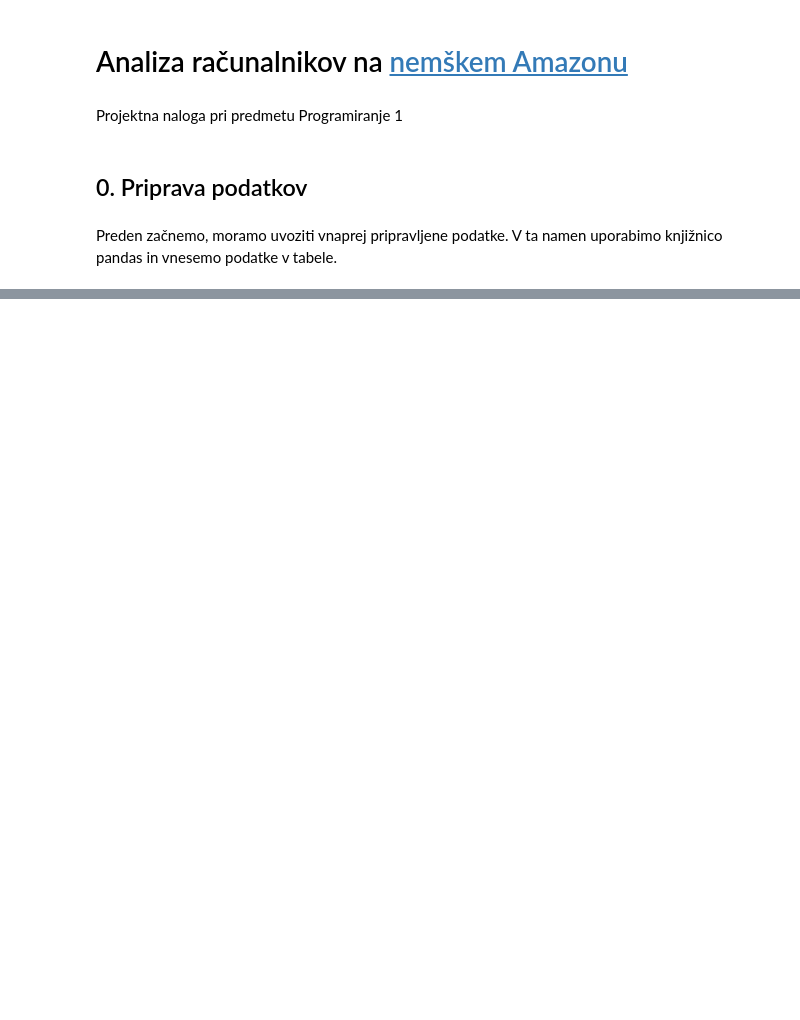
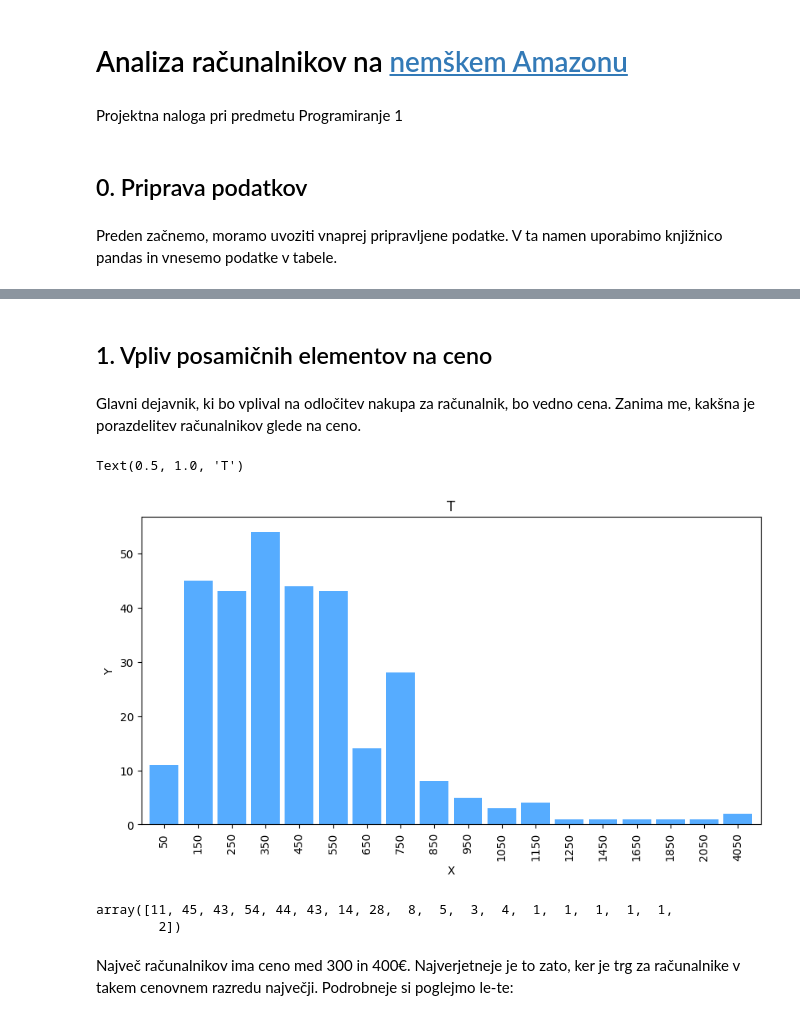
Before and after one commit to tjazerzen/NUC-computer-analysis, a Jupyter notebook: Analiza.ipynb, the cells around one changed output, grey strips where cells are left out. Drawn from its saved outputs; the diff is of its cells as text; code cells hidden in the pictures; blank space fills up the shorter version.

```diff
--- a/Analiza.ipynb
+++ b/Analiza.ipynb
@@ -51,0 +41,9 @@ dtype: object
+# %%
+nuci['stevilo_ocen'] = nuci['stevilo_ocen'].apply(lambda s: s.replace(",", ""))
+nuci = nuci[
+    (nuci['cena'] != -1) & (nuci['ocena'] != -1)
+].astype(
+    {'stevilo_ocen': 'int64'}
+).sort_values(
+    'cena', ascending=False
+)
@@ -51,0 +139,25 @@ dtype: object
+# %% [markdown]
+## 1. Vpliv posamičnih elementov na ceno
+# %% [markdown]
+Glavni dejavnik, ki bo vplival na odločitev nakupa za računalnik, bo vedno cena. Zanima me, kakšna je porazdelitev računalnikov glede na ceno.
+# %%
+nuci['cena_discrete'] = (nuci['cena'] // 100) * 100 + 50
+nuci = nuci.astype(
+    {'cena_discrete': 'int64'}
+)
+# %%
+q = nuci['cena_discrete'].value_counts().sort_index()
+ax = q.plot.bar(color='dodgerblue', alpha=0.75, linewidth=1, width=0.85)
+ax.set_xlabel('X')
+ax.set_ylabel('Y')
+ax.set_title('T')
+# %% [output]
+Text(0.5, 1.0, 'T')
+[figure, added]
+# %%
+q.values
+# %% [output]
+array([11, 45, 43, 54, 44, 43, 14, 28,  8,  5,  3,  4,  1,  1,  1,  1,  1,
+        2])
+# %% [markdown]
+Največ računalnikov ima ceno med 300 in 400€. Najverjetneje je to zato, ker je trg za računalnike v takem cenovnem razredu največji. Podrobneje si poglejmo le-te:
```
Also changed, not shown: parts of 45 cells of this notebook.
